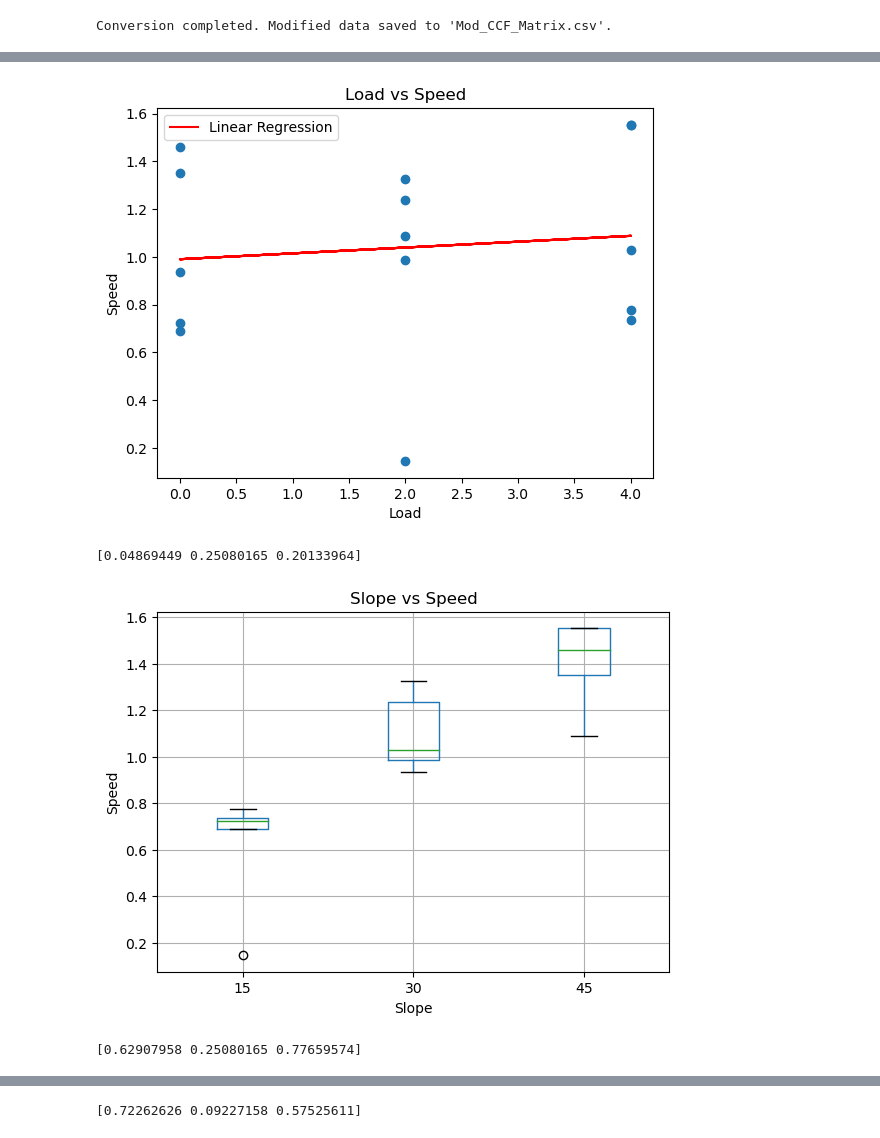
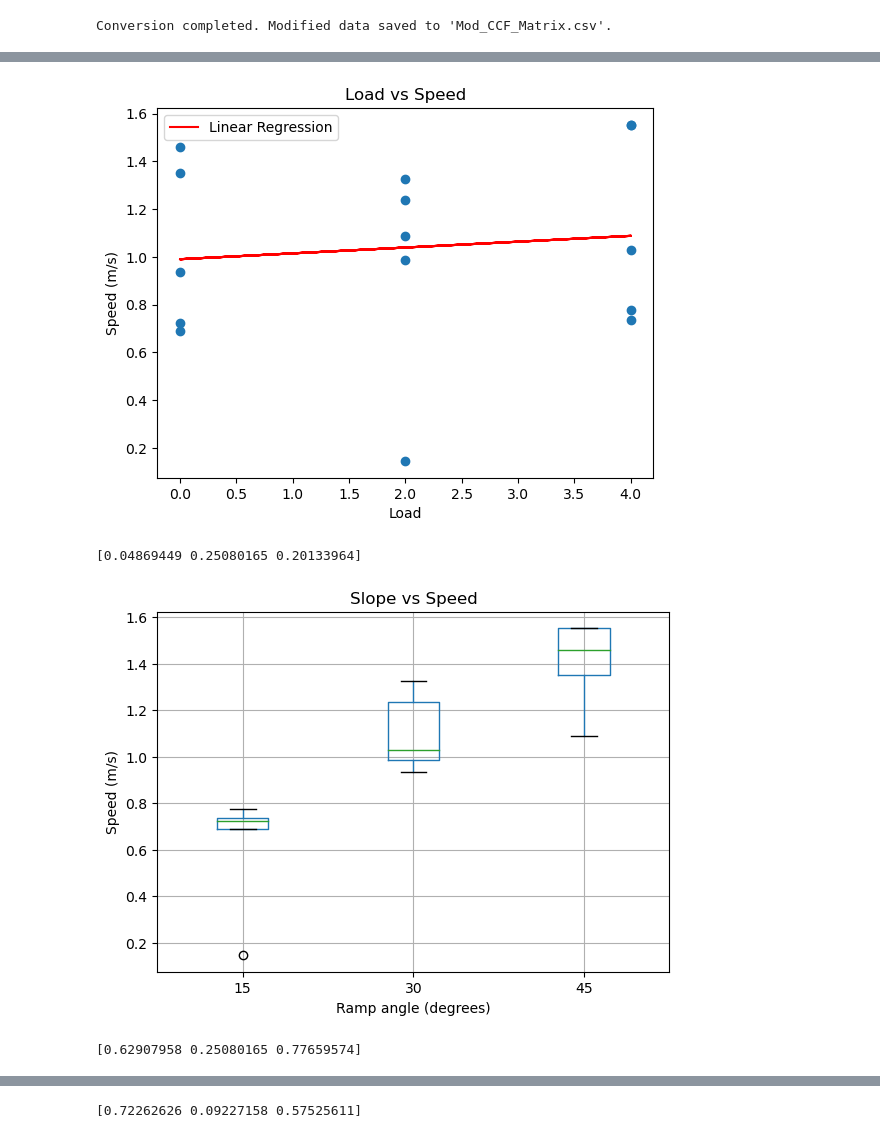
Before and after one commit to Ryan-Jing/DoE-RSM-Stats-Analysis, a Jupyter notebook: Analysis/BME213_Project2.ipynb, the cells around one changed output, grey strips where cells are left out. Drawn from its saved outputs; the diff is of its cells as text; code cells hidden in the pictures.

Commit message:
Cleaned up figures

```diff
--- a/Analysis/BME213_Project2.ipynb
+++ b/Analysis/BME213_Project2.ipynb
@@ -32,8 +32,8 @@ plt.figure(figsize=(8, 6))
 
 # Scatterplot of Ramp Angle
 plt.scatter(df['SLOPE'], df['SPEED'])
-plt.xlabel('Ramp Angle')
-plt.ylabel('Speed')
+plt.xlabel('Ramp Angle (degrees)')
+plt.ylabel('Speed (m/s)')
 plt.title('Ramp Angle vs Speed')
 
 slope, intercept = np.polyfit(df['SLOPE'], df['SPEED'], 1)
@@ -48,7 +48,7 @@ plt.show()
 # Scatterplot of Load values
 plt.scatter(df['LOAD'], df['SPEED'])
 plt.xlabel('Load')
-plt.ylabel('Speed')
+plt.ylabel('Speed (m/s)')
 plt.title('Load vs Speed')
 
 slope, intercept = np.polyfit(df['LOAD'], df['SPEED'], 1)
@@ -64,8 +64,8 @@ plt.show()
 df.boxplot(column='SPEED', by='SLOPE')
 plt.title('Slope vs Speed')
 plt.suptitle('')  # Suppress the redundant title
-plt.xlabel('Slope')
-plt.ylabel('Speed')
+plt.xlabel('Ramp angle (degrees)')
+plt.ylabel('Speed (m/s)')
 
 grouped_data = df.groupby('SLOPE')['SPEED']
 q1 = grouped_data.quantile(0.25).values
@@ -80,7 +80,7 @@ df.boxplot(column='SPEED', by='LOAD')
 plt.title('Load vs Speed')
 plt.suptitle('')
 plt.xlabel('Load')
-plt.ylabel('Speed')
+plt.ylabel('Speed (m/s)')
 
 grouped_data = df.groupby('LOAD')['SPEED']
 q1 = grouped_data.quantile(0.25).values
@@ -94,8 +94,8 @@ plt.show()
 df.boxplot(column='SPEED', by='DIRECTION')
 plt.title('Direction vs Speed')
 plt.suptitle('')
-plt.xlabel('Direction')
-plt.ylabel('Speed')
+plt.xlabel('Direction (degrees)')
+plt.ylabel('Speed (m/)')
 
 grouped_data = df.groupby('DIRECTION')['SPEED']
 q1 = grouped_data.quantile(0.25).values
@@ -129,4 +129,4 @@ plt.show()
-[figure, old version]
+[figure, new version]
 [0.04869449 0.25080165 0.20133964]
-[figure, old version]
+[figure, new version]
 [0.62907958 0.25080165 0.77659574]
```
Also changed, not shown: parts of 1 cell of this notebook.
